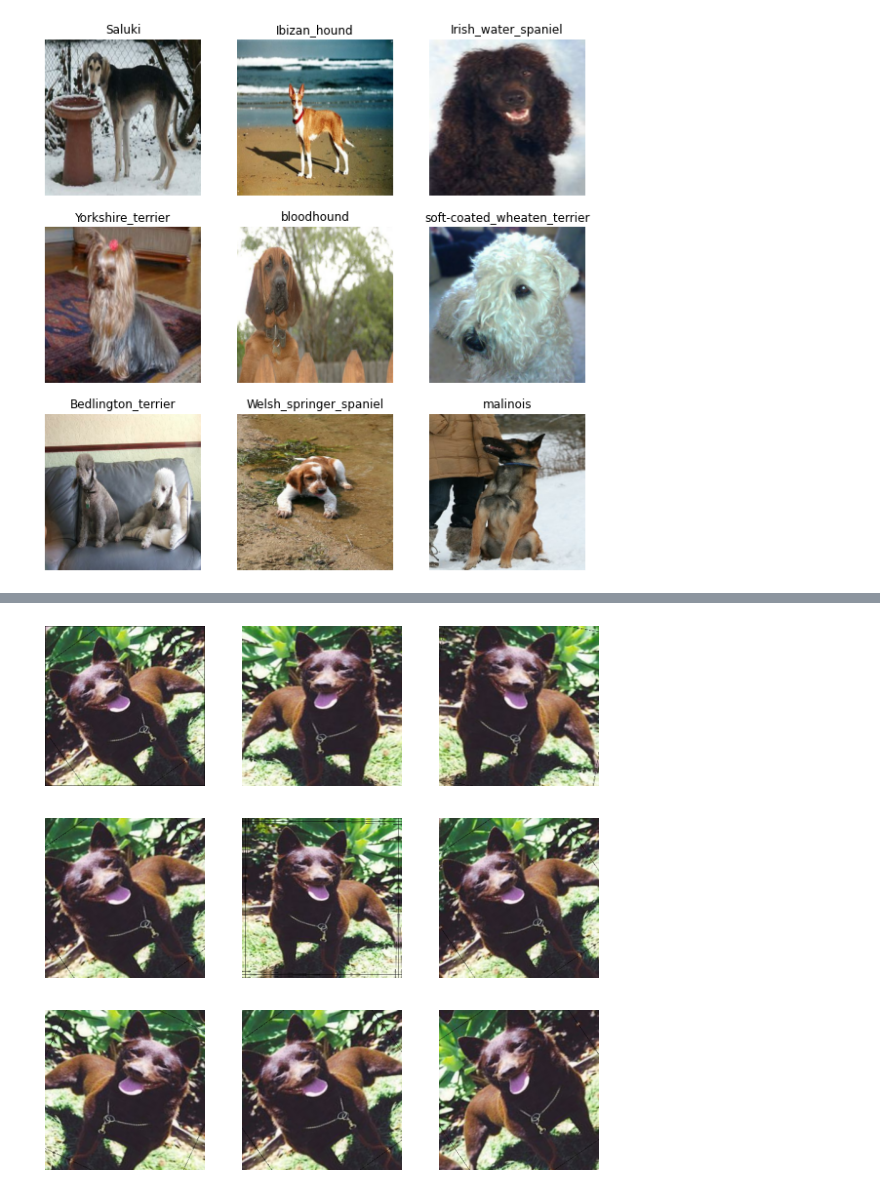
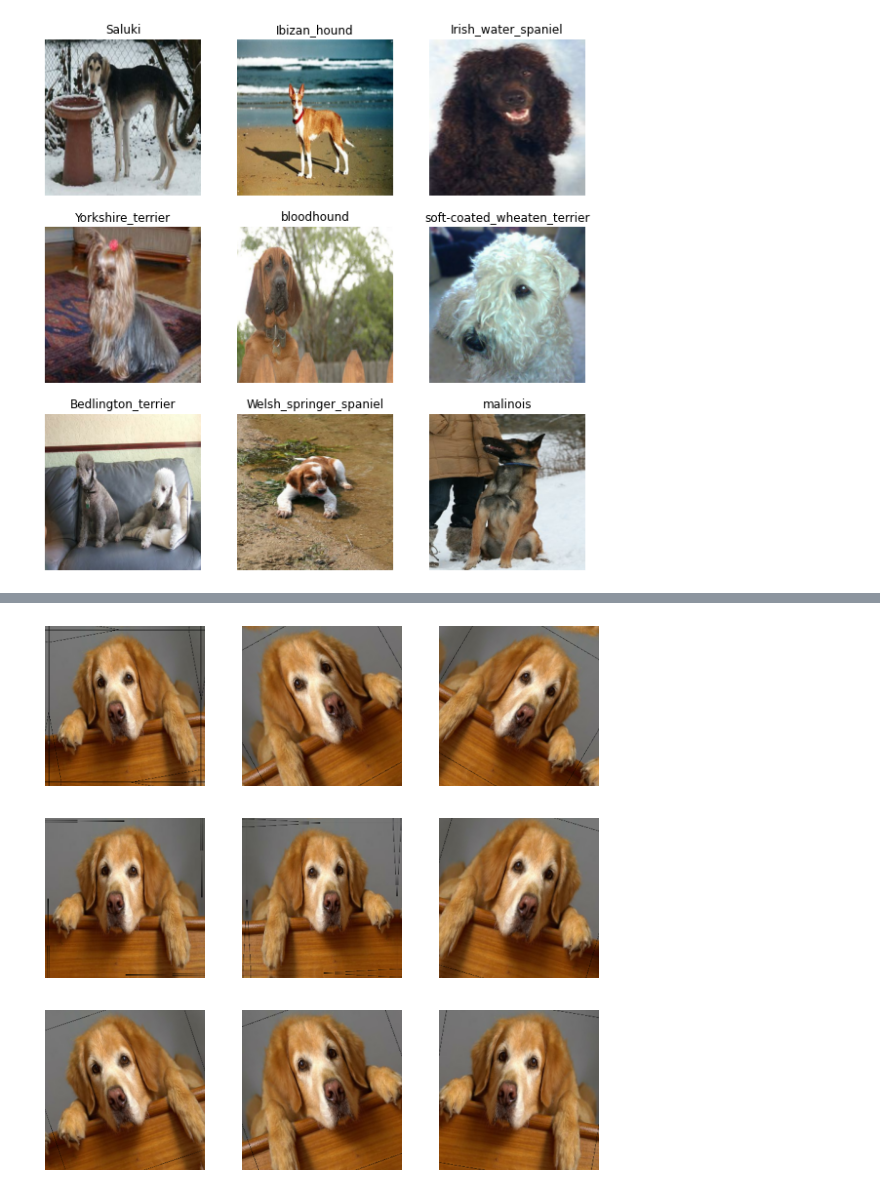
Before and after one commit to anguyen61191/Stanford-Dog-Dataset-Image-Classification, a Jupyter notebook: AndyNotebook.ipynb, the cells around one changed output, grey strips where cells are left out. Saved outputs shown, nothing was run; the diff lists cells and outputs as text; code cells hidden in the pictures.

```diff
--- a/AndyNotebook.ipynb
+++ b/AndyNotebook.ipynb
@@ -338,14 +365,14 @@ data_augmentation = keras.Sequential(
 )
 # %%
 plt.figure(figsize=(10, 10))
-for images, _ in normalized_train_ds.take(1):
+for images, _ in train_ds.take(1):
   for i in range(9):
     augmented_images = data_augmentation(images)
     ax = plt.subplot(3, 3, i + 1)
     plt.imshow(augmented_images[0].numpy().astype("uint8"))
     plt.axis("off")
 # %% [output]
-[figure, old version]
+[figure, new version]
 # %%
 model = Sequential()
 model.add(data_augmentation)
```
Also changed, not shown: parts of 14 cells of this notebook.
